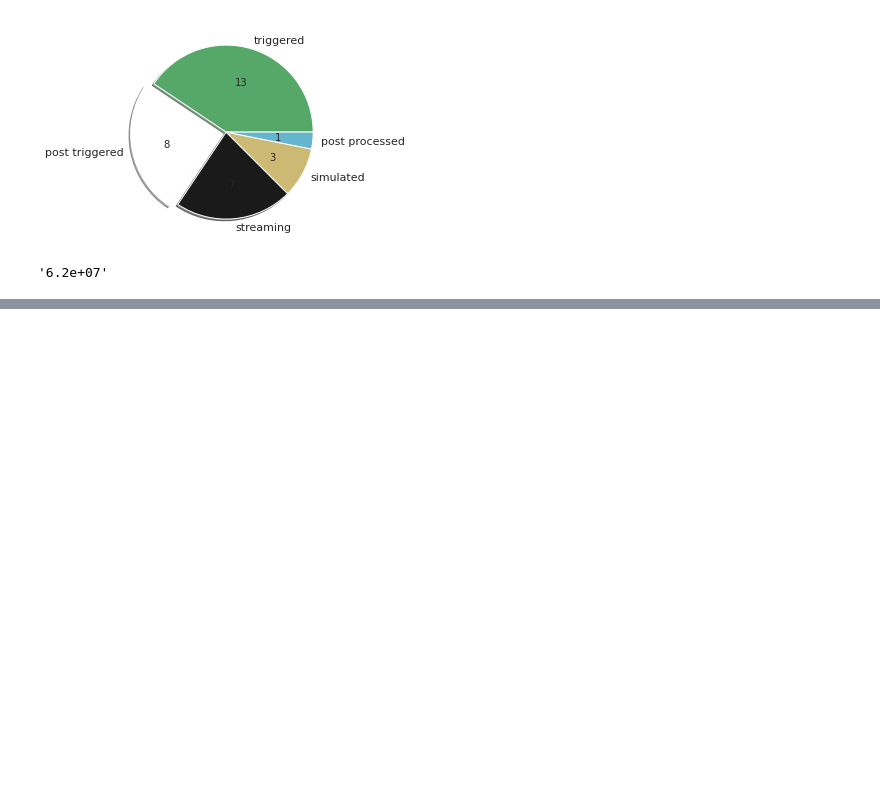
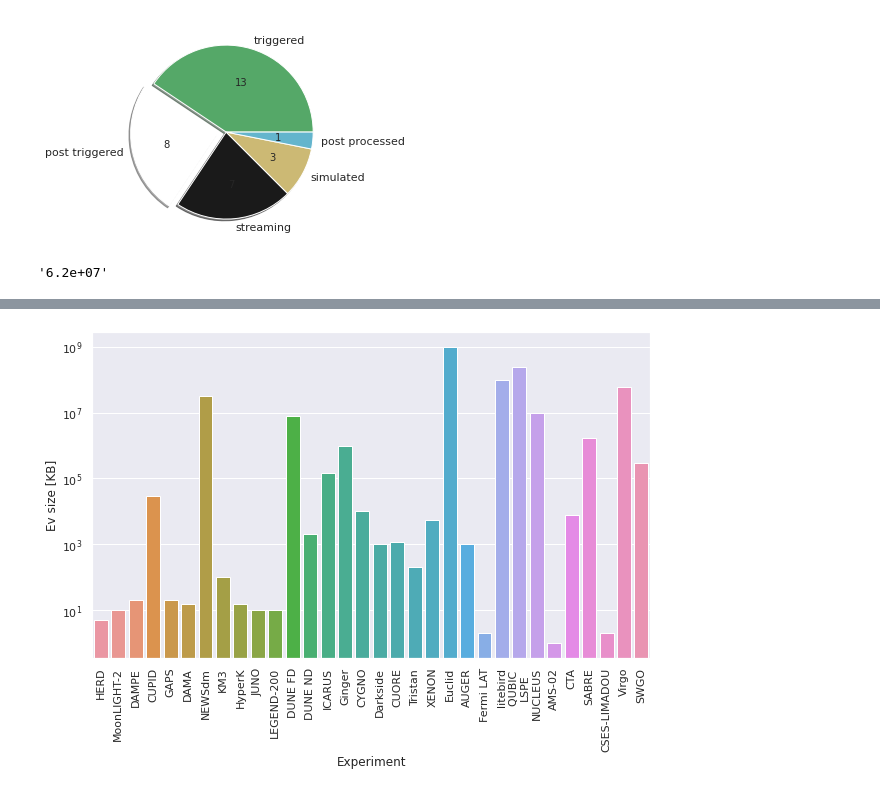
Before and after one commit to gmazzitelli/GSN2, a Jupyter notebook: rateVsSizeAP.ipynb, the cells around one changed output, grey strips where cells are left out. Cells and saved outputs as stored; diff of their text form; code cells hidden in the pictures; blank space fills up the shorter version.

```diff
--- a/rateVsSizeAP.ipynb
+++ b/rateVsSizeAP.ipynb
@@ -128,0 +139,9 @@ b = 2e15/3.2e+04/1e3
+# %%
+fig, ax = plt.subplots(figsize=(10,6))
+sns.barplot(data=pd, x="Experiment", y="size KB")
+ax.tick_params(axis='x', rotation=90)
+ax.set_yscale('log')
+ax.set_ylabel("Ev size [KB]")
+plt.show()
+# %% [output]
+[figure, added]
```
Also changed, not shown: parts of 3 cells of this notebook.
